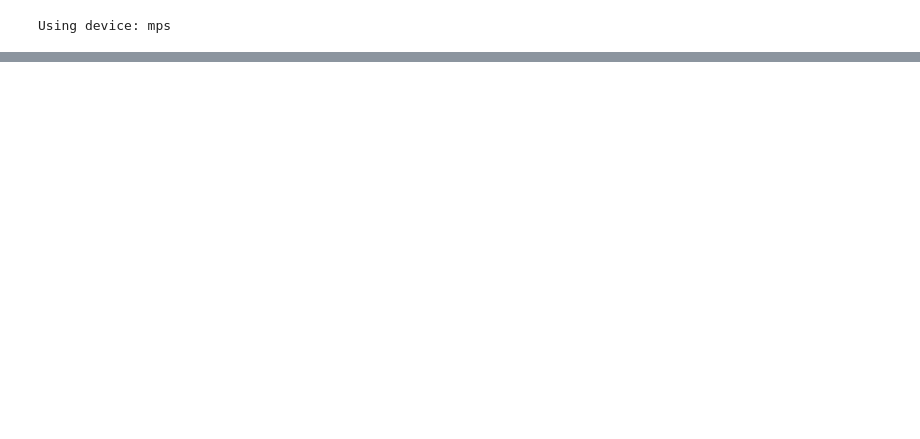
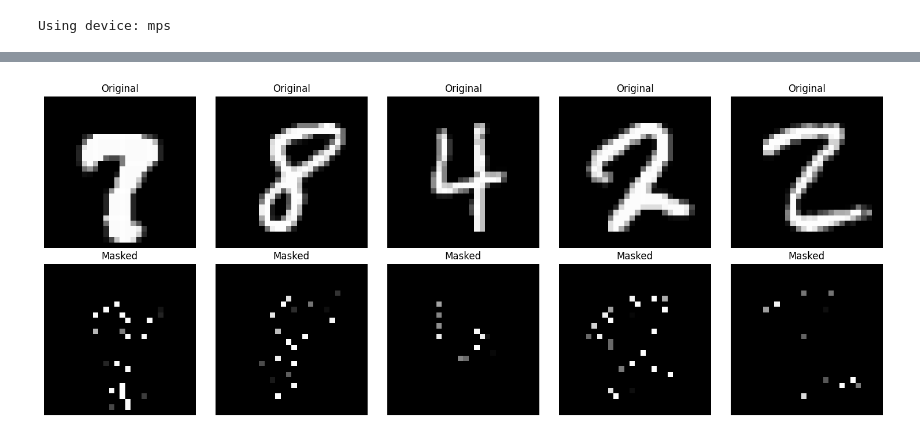
Before and after one commit to Birr0/AI-algorithms, a Jupyter notebook: autoencoders/vae.ipynb, the cells around one changed output, grey strips where cells are left out. Drawn from its saved outputs; the diff is of its cells as text; code cells hidden in the pictures; blank space fills up the shorter version.

```diff
--- a/autoencoders/vae.ipynb
+++ b/autoencoders/vae.ipynb
@@ -78,3 +12,16 @@ device = torch.device("mps" if torch.backends.mps.is_available() else "cpu")
 print(f"Using device: {device}")
 # %% [output]
 Using device: mps
+# %%
+# Define the transform to normalize the data
+base_transform = transforms.Compose([
+    transforms.ToTensor()
+])
+
+# Download and load the MNIST dataset
+mnist_train = datasets.MNIST(root='./data', train=True, download=True, transform=base_transform)
+mnist_test = datasets.MNIST(root='./data', train=False, download=True, transform=base_transform)
+
+# Create data loaders
+train_loader = torch.utils.data.DataLoader(mnist_train, batch_size=64, shuffle=True, collate_fn=lambda x: tuple(x_.to(device) for x_ in default_collate(x)))
+test_loader = torch.utils.data.DataLoader(mnist_test, batch_size=1000, shuffle=False)
@@ -80,0 +73,43 @@ Using device: mps
+# %%
+class MaskedDataset(torch.utils.data.Dataset):
+    def __init__(self, original_dataset, mask_factor=0.1):
+        self.original_dataset = original_dataset
+        self.mask_factor = mask_factor
+
+    def __getitem__(self, index):
+        img, label = self.original_dataset[index]
+        mask = torch.rand_like(img) < self.mask_factor
+        masked_img = img * mask
+        return masked_img, img, label  # Return masked image and original image
+
+    def __len__(self):
+        return len(self.original_dataset)
+
+mnist_train_masked = MaskedDataset(mnist_train, mask_factor=0.1)
+masked_data_loader = torch.utils.data.DataLoader(mnist_train_masked, batch_size=64, shuffle=True, collate_fn=lambda x: tuple(x_.to(device) for x_ in default_collate(x)))
+
+# Visualize original and masked images
+def visualize_masked_images(dataloader, num_images=5):
+    # Get a batch of images
+    masked_images, original_images, _ = next(iter(dataloader))
+
+    # Create a figure with subplots
+    fig, axes = plt.subplots(2, num_images, figsize=(15, 6))
+
+    for i in range(num_images):
+        # Display original image
+        axes[0, i].imshow(original_images[i].squeeze().cpu(), cmap='gray')
+        axes[0, i].set_title('Original')
+        axes[0, i].axis('off')
+
+        # Display masked image
+        axes[1, i].imshow(masked_images[i].squeeze().cpu(), cmap='gray')
+        axes[1, i].set_title('Masked')
+        axes[1, i].axis('off')
+
+    plt.tight_layout()
+    plt.show()
+
+visualize_masked_images(masked_data_loader)
+# %% [output]
+[figure, added]
```
Also changed, not shown: parts of 28 cells of this notebook, 1 other file.
